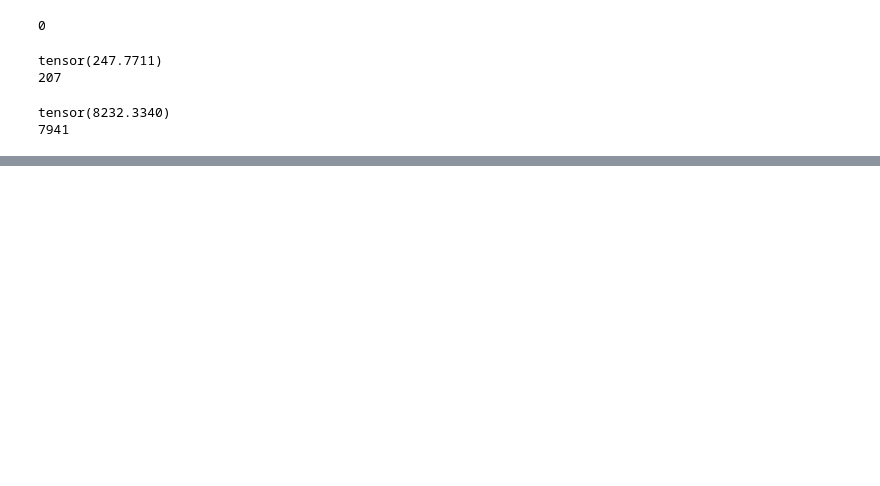
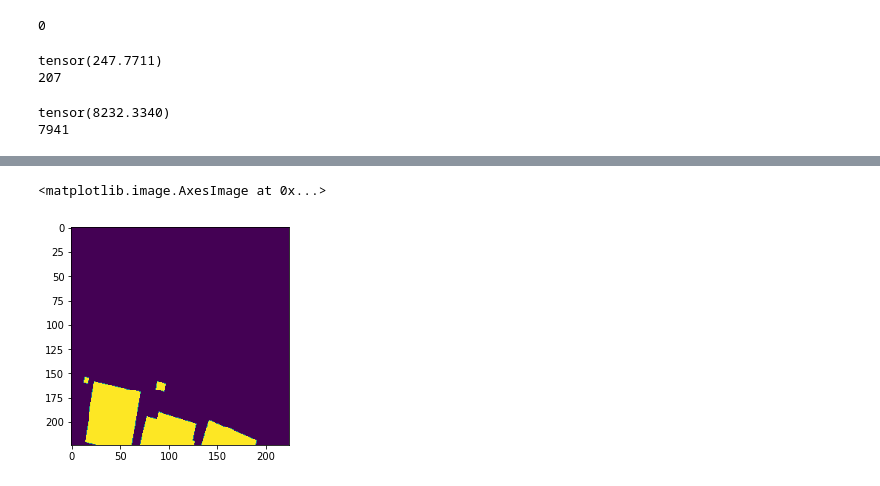
Before and after one commit to PatriciaRodrigues1994/Satellite-Image-Segmentation, a Jupyter notebook: dev/flow.ipynb, the cells around one changed output, grey strips where cells are left out. Drawn from its saved outputs; the diff is of its cells as text; code cells hidden in the pictures; blank space fills up the shorter version.

```diff
--- a/dev/flow.ipynb
+++ b/dev/flow.ipynb
@@ -347,0 +438,6 @@ tensor(8232.3340)
+# %%
+image_3, mask_3 = train_ds.__getitem__(92)
+plt.imshow(mask_3)
+# %% [output]
+<matplotlib.image.AxesImage at 0x...>
+[figure, added]
```
Also changed, not shown: parts of 10 cells of this notebook.
